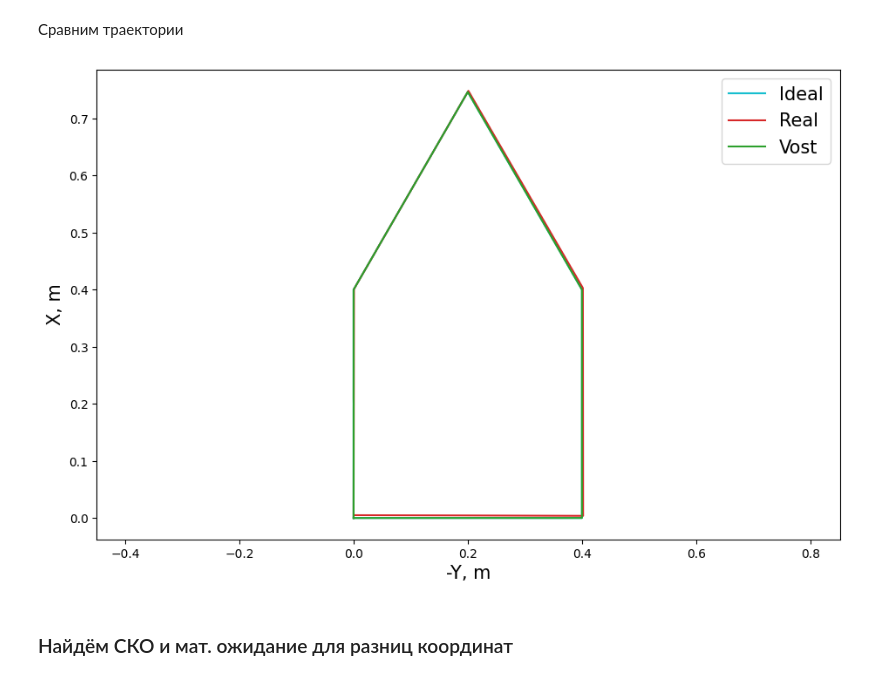
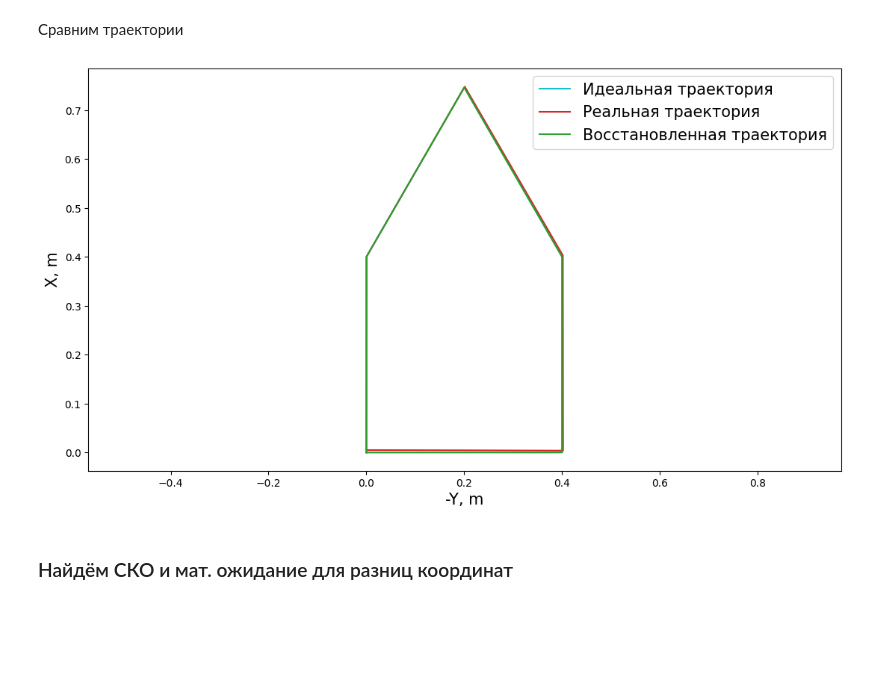
Before and after one commit to topkek777/SkillFactory, a Jupyter notebook: energy_hope.ipynb, the cells around one changed output. Saved outputs shown, nothing was run; the diff lists cells and outputs as text; code cells hidden in the pictures; blank space fills up the shorter version.

```diff
--- a/energy_hope.ipynb
+++ b/energy_hope.ipynb
@@ -608,17 +606,17 @@ plt.subplots_adjust(hspace=1)
 # %% [markdown]
 Сравним траектории
 # %%
-plt.figure(figsize=(11, 7))
-plt.plot(-arr_ideal['Y'], arr_ideal['X'], label="Ideal", color="tab:cyan")
-plt.plot(-arr_real['Y'], arr_real['X'], label="Real", color="tab:red")
-plt.plot(-arr_restored['Y'], arr_restored['X'], label="Vost", color="tab:green")
+plt.figure(figsize=(13, 7))
+plt.plot(-arr_ideal['Y'], arr_ideal['X'], label="Идеальная траектория", color="tab:cyan")
+plt.plot(-arr_real['Y'], arr_real['X'], label="Реальная траектория", color="tab:red")
+plt.plot(-arr_restored['Y'], arr_restored['X'], label="Восстановленная траектория", color="tab:green")
 plt.xlabel("-Y, m", fontsize=15)
 plt.ylabel("X, m", fontsize=15)
 plt.axis('equal')
 plt.legend(loc='upper right', fontsize=15)
 plt.show()
 # %% [output]
-[figure, old version]
+[figure, new version]
 # %% [markdown]
 ### Найдём СКО и мат. ожидание для разниц координат
 # %%
```
Also changed, not shown: parts of 3 cells of this notebook.
